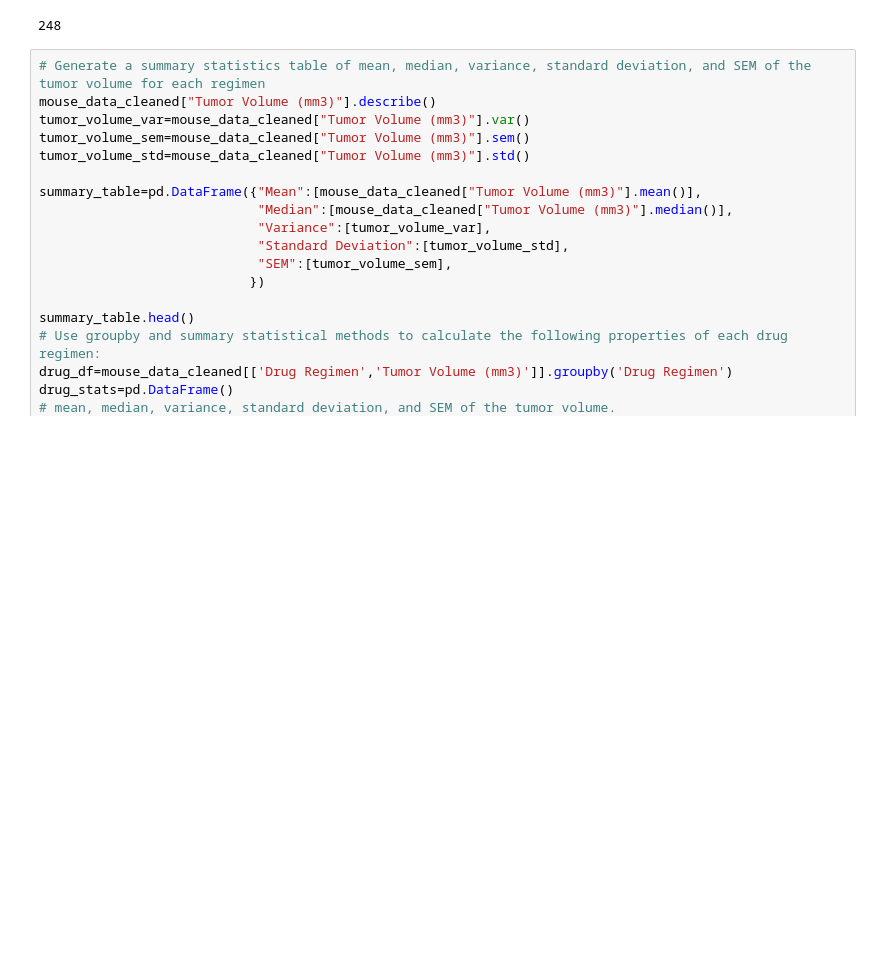
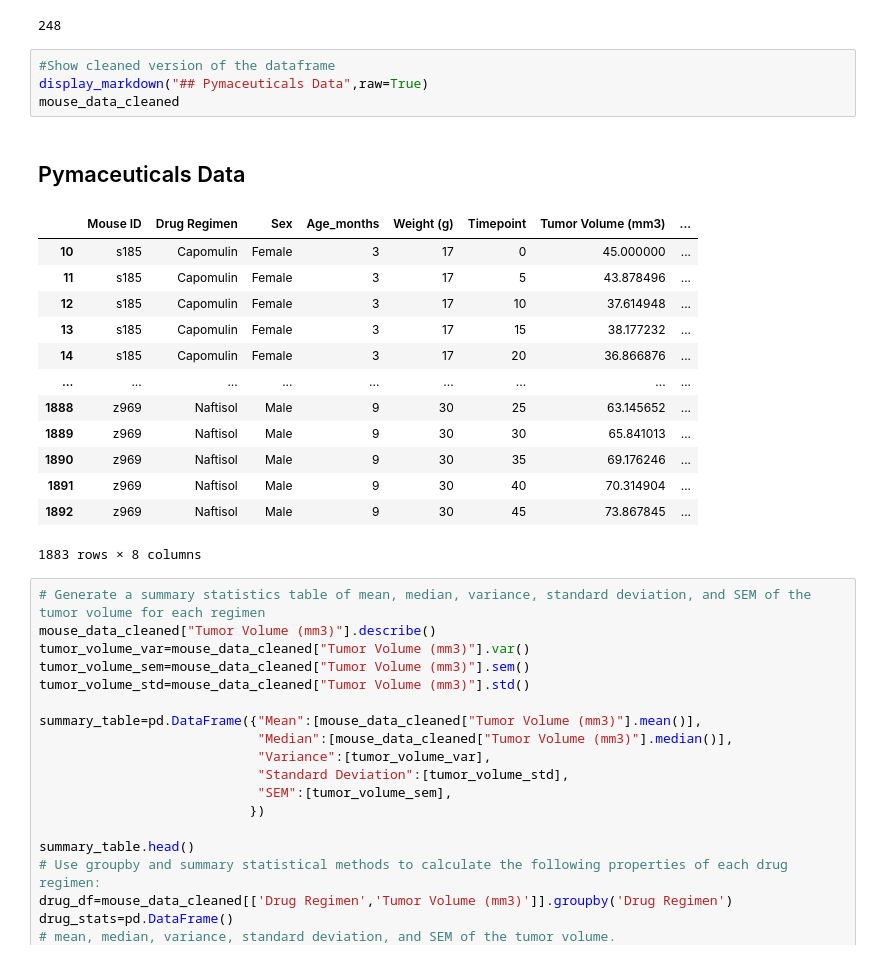
Before and after one commit to wjcutrone/Capomulin-Evaluation, a Jupyter notebook: Pymaceuticals/Pymaceuticals Experiment.ipynb, the cells around one changed output. Saved outputs shown, nothing was run; the diff lists cells and outputs as text; blank space fills up the shorter version.

```diff
--- a/Pymaceuticals/Pymaceuticals Experiment.ipynb
+++ b/Pymaceuticals/Pymaceuticals Experiment.ipynb
@@ -46,6 +46,25 @@ mouse_data_cleaned=mouse_data_complete[mouse_data_complete.duplicated(subset=["T
 len(mouse_data_cleaned["Mouse ID"].unique())
 # %% [output]
 248
+# %%
+#Show cleaned version of the dataframe
+display_markdown("## Pymaceuticals Data",raw=True)
+mouse_data_cleaned
+# %% [output]
+## Pymaceuticals Data
+|  | Mouse ID | Drug Regimen | Sex | Age_months | Weight (g) | Timepoint | Tumor Volume (mm3) | ... |
+| 10 | s185 | Capomulin | Female | 3 | 17 | 0 | 45.000000 | ... |
+| 11 | s185 | Capomulin | Female | 3 | 17 | 5 | 43.878496 | ... |
+| 12 | s185 | Capomulin | Female | 3 | 17 | 10 | 37.614948 | ... |
+| 13 | s185 | Capomulin | Female | 3 | 17 | 15 | 38.177232 | ... |
+| 14 | s185 | Capomulin | Female | 3 | 17 | 20 | 36.866876 | ... |
+| ... | ... | ... | ... | ... | ... | ... | ... | ... |
+| 1888 | z969 | Naftisol | Male | 9 | 30 | 25 | 63.145652 | ... |
+| 1889 | z969 | Naftisol | Male | 9 | 30 | 30 | 65.841013 | ... |
+| 1890 | z969 | Naftisol | Male | 9 | 30 | 35 | 69.176246 | ... |
+| 1891 | z969 | Naftisol | Male | 9 | 30 | 40 | 70.314904 | ... |
+| 1892 | z969 | Naftisol | Male | 9 | 30 | 45 | 73.867845 | ... |
+1883 rows × 8 columns
 # %%
 # Generate a summary statistics table of mean, median, variance, standard deviation, and SEM of the tumor volume for each regimen
 mouse_data_cleaned["Tumor Volume (mm3)"].describe()
```
Also changed, not shown: parts of 1 cell of this notebook.
